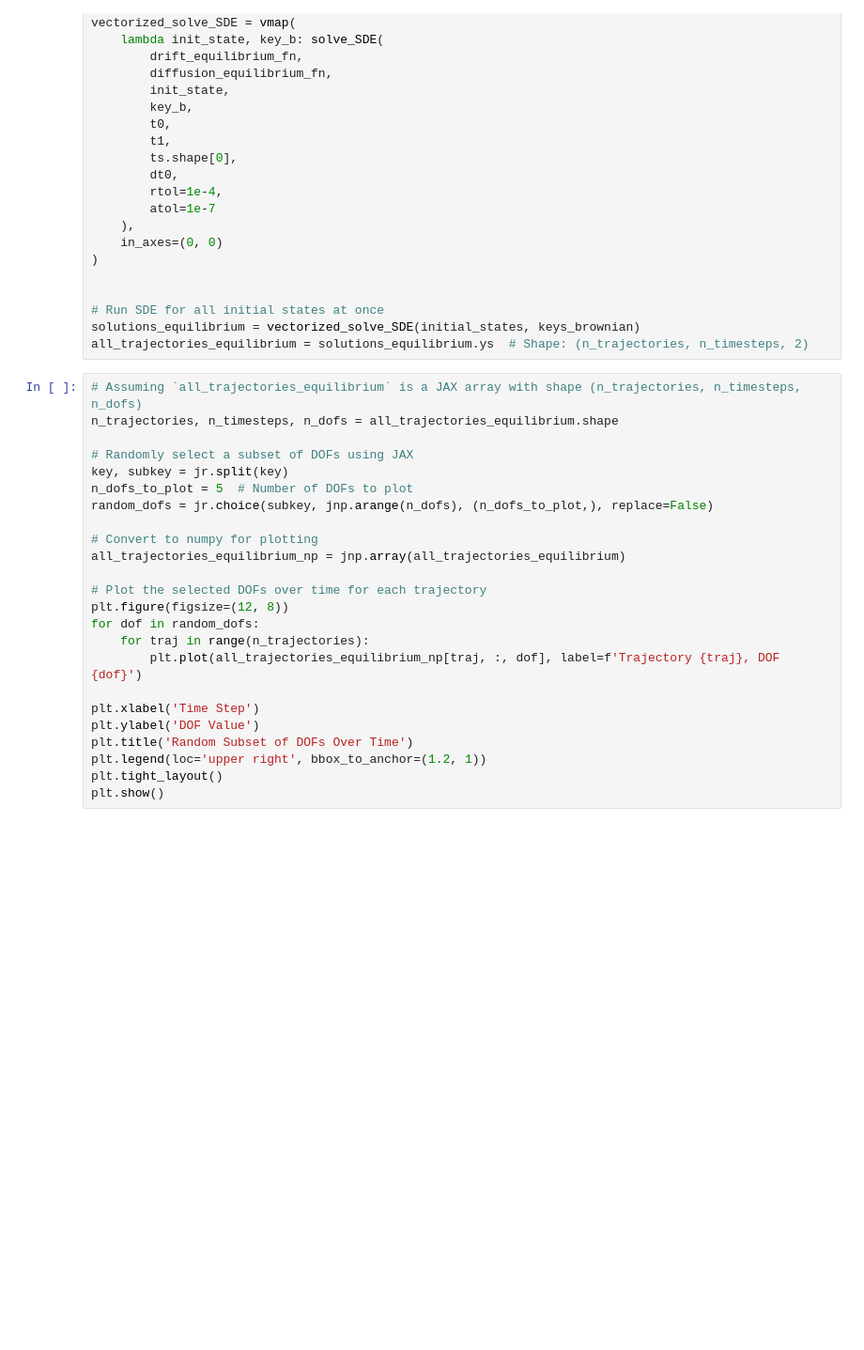
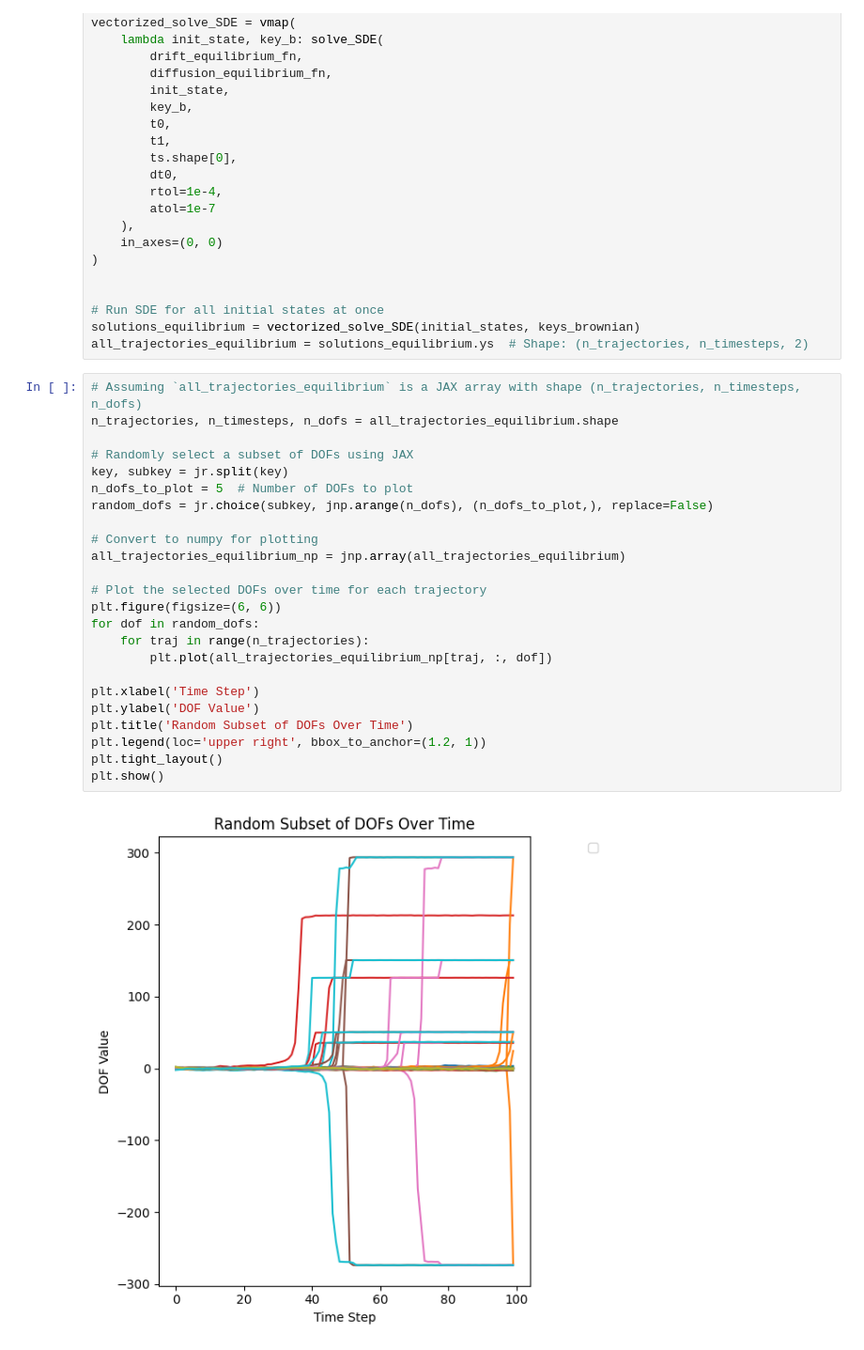
Before and after one commit to cyboesch/oscillator_dev, a Jupyter notebook: mechanical-p-bit/projects/physical-diffusion-models/overdamped-duffing-network-non-equilibirium-MNIST.ipynb, the cells around one changed output. Shown at 94% size. Cells and saved outputs as stored; diff of their text form; blank space fills up the shorter version.

```diff
--- a/mechanical-p-bit/projects/physical-diffusion-models/overdamped-duffing-network-non-equilibirium-MNIST.ipynb
+++ b/mechanical-p-bit/projects/physical-diffusion-models/overdamped-duffing-network-non-equilibirium-MNIST.ipynb
@@ -576,27 +584,29 @@ all_trajectories_equilibrium = solutions_equilibrium.ys  # Shape: (n_trajectorie
 # %%
 # Assuming `all_trajectories_equilibrium` is a JAX array with shape (n_trajectories, n_timesteps, n_dofs)
 n_trajectories, n_timesteps, n_dofs = all_trajectories_equilibrium.shape
 
 # Randomly select a subset of DOFs using JAX
 key, subkey = jr.split(key)
 n_dofs_to_plot = 5  # Number of DOFs to plot
 random_dofs = jr.choice(subkey, jnp.arange(n_dofs), (n_dofs_to_plot,), replace=False)
 
 # Convert to numpy for plotting
 all_trajectories_equilibrium_np = jnp.array(all_trajectories_equilibrium)
 
 # Plot the selected DOFs over time for each trajectory
-plt.figure(figsize=(12, 8))
+plt.figure(figsize=(6, 6))
 for dof in random_dofs:
     for traj in range(n_trajectories):
-        plt.plot(all_trajectories_equilibrium_np[traj, :, dof], label=f'Trajectory {traj}, DOF {dof}')
+        plt.plot(all_trajectories_equilibrium_np[traj, :, dof])
 
 plt.xlabel('Time Step')
 plt.ylabel('DOF Value')
 plt.title('Random Subset of DOFs Over Time')
 plt.legend(loc='upper right', bbox_to_anchor=(1.2, 1))
 plt.tight_layout()
 plt.show()
+# %% [output]
+[figure, added]
 # %%
 final_states_equilibrium = all_trajectories_equilibrium[:, -1, :]
 all_trajectories_equilibrium_rescaled = all_trajectories_equilibrium  * std_MNIST + mean_MNIST
```
Also changed, not shown: parts of 3 cells of this notebook.
